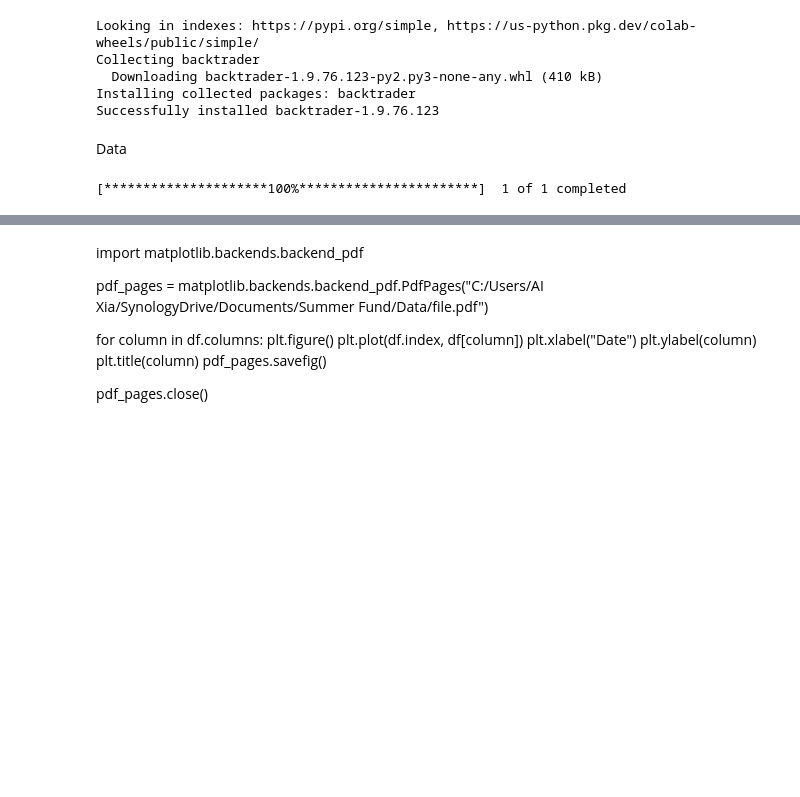
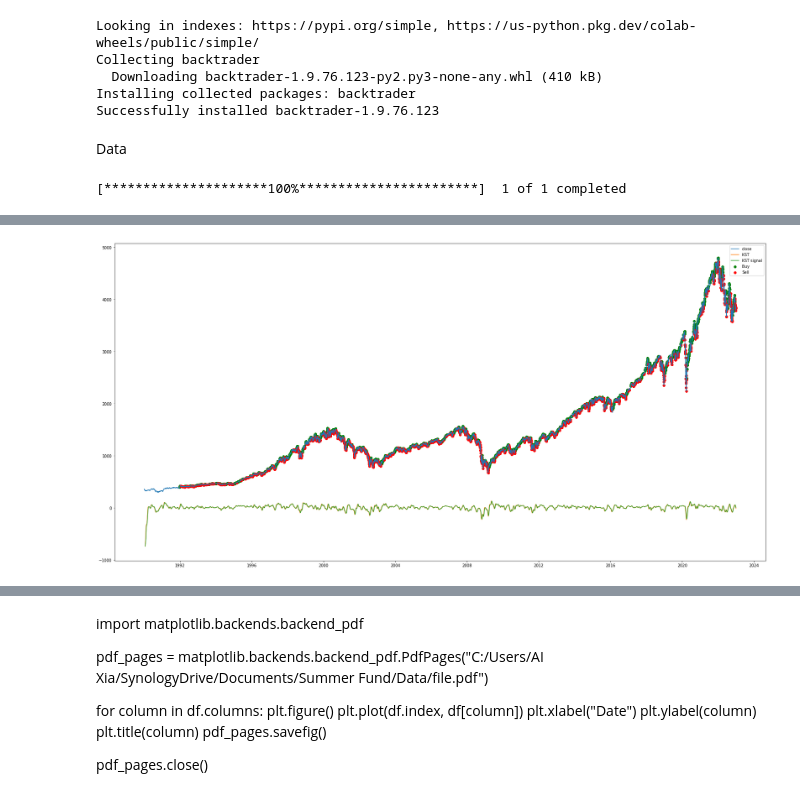
Before and after one commit to bobxia83/TA, a Jupyter notebook: Daily_SP500.ipynb, the cells around one changed output, grey strips where cells are left out. Saved outputs shown, nothing was run; the diff lists cells and outputs as text; code cells hidden in the pictures; blank space fills up the shorter version.

```diff
--- a/Daily_SP500.ipynb
+++ b/Daily_SP500.ipynb
@@ -147,11 +138,33 @@ df['Signal_Ichimoku_Sell_1'] = np.where(df.Ichimoku_Conv < df.Ichimoku_Base, 1,
 #df['Signal_Ichimoku_Sell_2'] = np.where((close < df.Ichimoku_a) & (df.Ichimoku_a < df.Ichimoku_b))
 
 
-# KST, identify major stock market cycle junctures because its formula is weighed to be more greatly influenced by the longer and more dominant time spans, in order to better reflect the primary swings of stock market cycle
+# KST (Know Sure Thing) , identify major stock market cycle junctures because its formula is weighed to be more greatly influenced by the longer and more dominant time spans, in order to better reflect the primary swings of stock market cycle
+# The indicator is a combination of four other indicators: the rate of change (ROC), the moving average (MA), the relative strength index (RSI), and the moving average convergence divergence (MACD).
 # ta.trend.KSTIndicator(close: pandas.core.series.Series, roc1: int = 10, roc2: int = 15, roc3: int = 20, roc4: int = 30, window1: int = 10, window2: int = 10, window3: int = 10, window4: int = 15, nsig: int = 9, fillna: bool = False)
-df['KST'] = ta.trend.KSTIndicator(close, 10, 15, 20, 30, 10, 10, 10, 15, 9).kst()
-df['KST_Diff'] = ta.trend.KSTIndicator(close, 10, 15, 20, 30, 10, 10, 10, 15, 9).kst_diff()
-df['KST_Sig'] = ta.trend.KSTIndicator(close, 10, 15, 20, 30, 10, 10, 10, 15, 9).kst_sig()
+
+roc1 = 10   # The time periods (in number of periods) for the rate of change (ROC) calculations
+roc2 = 15
+roc3 = 20
+roc4 = 40
+smooth1 = 10    # The time periods (in number of periods) for the moving average (MA) calculations
+smooth2 = 10
+smooth3 = 10
+smooth4 = 15
+signal_kst = 9    # The time period (in number of periods) for the signal line calculation
+
+kst = ta.trend.KSTIndicator(close, roc1, roc2, roc3, roc4, smooth1, smooth2, smooth3, smooth4, signal_kst)
+
+df['KST'] = kst.kst()
+df['KST_Diff'] = kst.kst_diff()
+df['KST_Sig'] = kst.kst_sig()
+
+roc = ta.momentum.ROCIndicator(close, 12).roc()  # can also use other indicators like RSI, Stochastic, etc. along with KST indicator to confirm the trading signals.
+
+df['Signal_KST_ROC_Buy'] = (kst.kst() > kst.kst_sig()) & (roc > 0)
+df['Signal_KST_ROC_Sell'] = (kst.kst() < kst.kst_sig()) & (roc < 0)
+
+
+
 
 # MACD - Moving Average Convergence Divergence, shows the relationship between two moving averages
 # ta.trend.MACD(close: pandas.core.series.Series, window_slow: int = 26, window_fast: int = 12, window_sign: int = 9, fillna: bool = False)
@@ -198,5 +211,3 @@ df['Pos_VI'] = ta.trend.VortexIndicator(high, low, close, 14).vortex_indicator_p
 # WMA - Weighted Moving Average
 # ta.trend.WMAIndicator(close: pandas.core.series.Series, window: int = 9, fillna: bool = False)
 df['WMA'] = ta.trend.WMAIndicator(close, 9).wma()
-
-df['Signal_Ichimoku_Buy_1']
@@ -217,3 +214,14 @@ Name: Signal_Ichimoku_Buy_1, Length: 7815, dtype: int64
+# %%
+plt.figure(figsize=(30,15))
+plt.plot(close, label='close')
+plt.plot(kst.kst(), label='KST')
+plt.plot(kst.kst_sig(), label='KST signal')
+plt.scatter(df.loc[df['Signal_KST_Buy']].index, df.loc[df['Signal_KST_Buy']]['Close'], c='green', label='Buy')
+plt.scatter(df.loc[df['Signal_KST_Sell']].index, df.loc[df['Signal_KST_Sell']]['Close'], c='red', label='Sell')
+plt.legend()
+plt.show()
+# %% [output]
+[figure, added]
 # %%
 # Momentum Indicators
 
```
Also changed, not shown: parts of 5 cells of this notebook.
